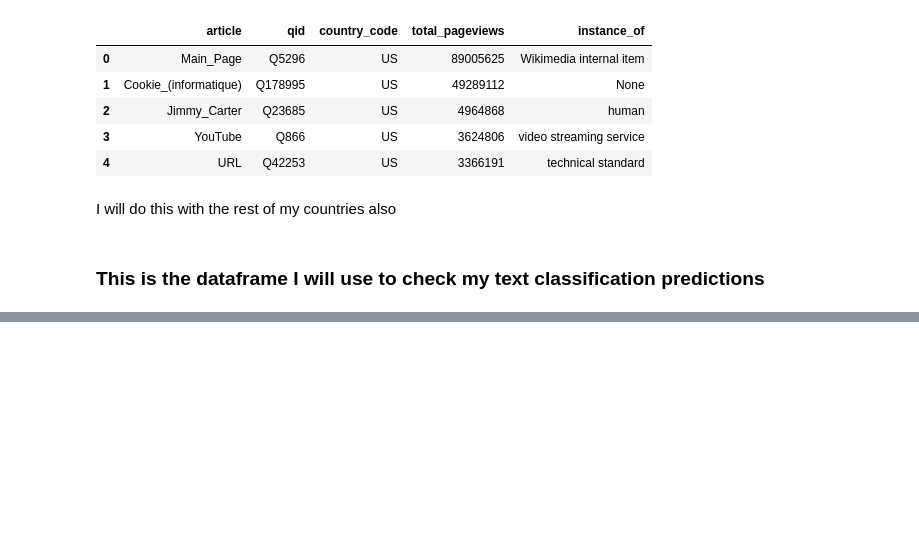
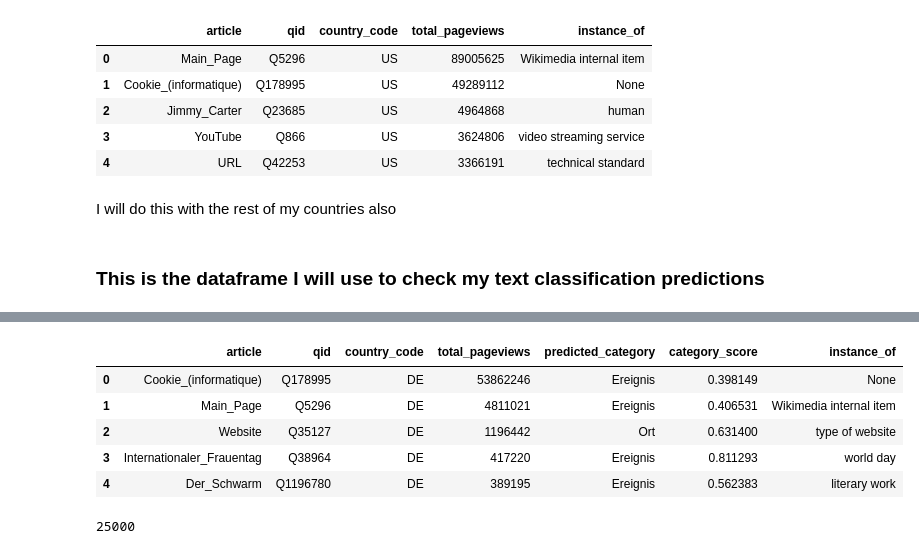
Before and after one commit to Wellesley-CS234/cs-234-final-project-part-2-AnneL895, a Jupyter notebook: final-project-text-classification copy.ipynb, the cells around one changed output, grey strips where cells are left out. Cells and saved outputs as stored; diff of their text form; code cells hidden in the pictures; blank space fills up the shorter version.

```diff
--- a/final-project-text-classification copy.ipynb
+++ b/final-project-text-classification copy.ipynb
@@ -215,0 +353,9 @@ len(DE_qid_df)
+# %%
+classifier_DE = pipeline(
+    "zero-shot-classification",
+    model=MODEL_NAME_DE,
+    device=DEVICE,
+    batch_size=32
+)
+
+classifier_DE
@@ -216,10 +368,10 @@ len(DE_qid_df)
 # %%
-DE_labels = ["Hito", "Basho", "Ibento", "Terebi"]
+DE_labels = ["Person", "Ort", "Ereignis", "Fernseher"]
 # %%
-resultsDE = classifier(
+resultsDE = classifier_DE(
         DE_text_classification_df['article'].to_list(),
         candidate_labels=DE_labels,
-        hypothesis_template= "Kono tekisuto no naiyō wa {}.",
+        hypothesis_template= "Dieser Artikel handelt von {}.",
         multi_label=False
     )
 
@@ -287,0 +496,9 @@ I will do this with the rest of my countries also
+# %%
+merged_DE.head()
+# %% [output]
+|  | article | qid | country_code | total_pageviews | predicted_category | category_score | instance_of |
+| 0 | Cookie_(informatique) | Q178995 | DE | 53862246 | Ereignis | 0.398149 | None |
+| 1 | Main_Page | Q5296 | DE | 4811021 | Ereignis | 0.406531 | Wikimedia internal item |
+| 2 | Website | Q35127 | DE | 1196442 | Ort | 0.631400 | type of website |
+| 3 | Internationaler_Frauentag | Q38964 | DE | 417220 | Ereignis | 0.811293 | world day |
+| 4 | Der_Schwarm | Q1196780 | DE | 389195 | Ereignis | 0.562383 | literary work |
@@ -287,0 +519,4 @@ I will do this with the rest of my countries also
+# %%
+len(human_qids)
+# %% [output]
+25000
```
Also changed, not shown: parts of 56 cells of this notebook, 3 other files.
